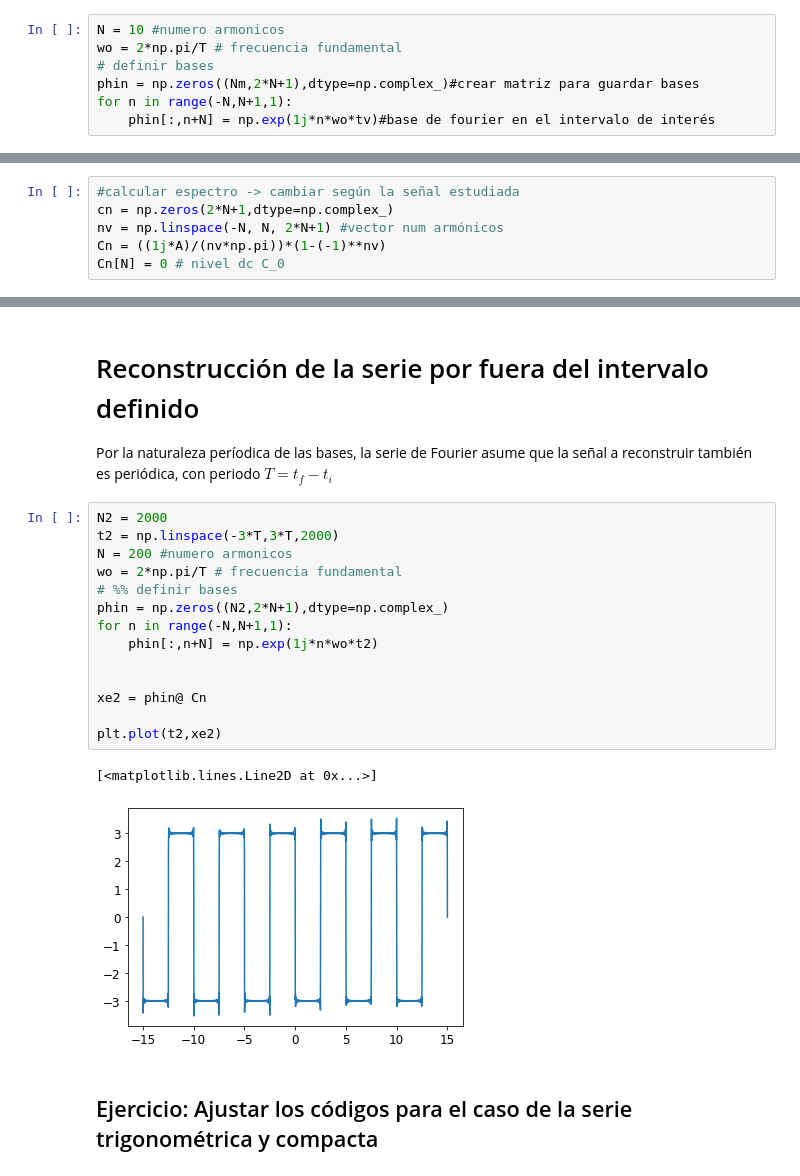
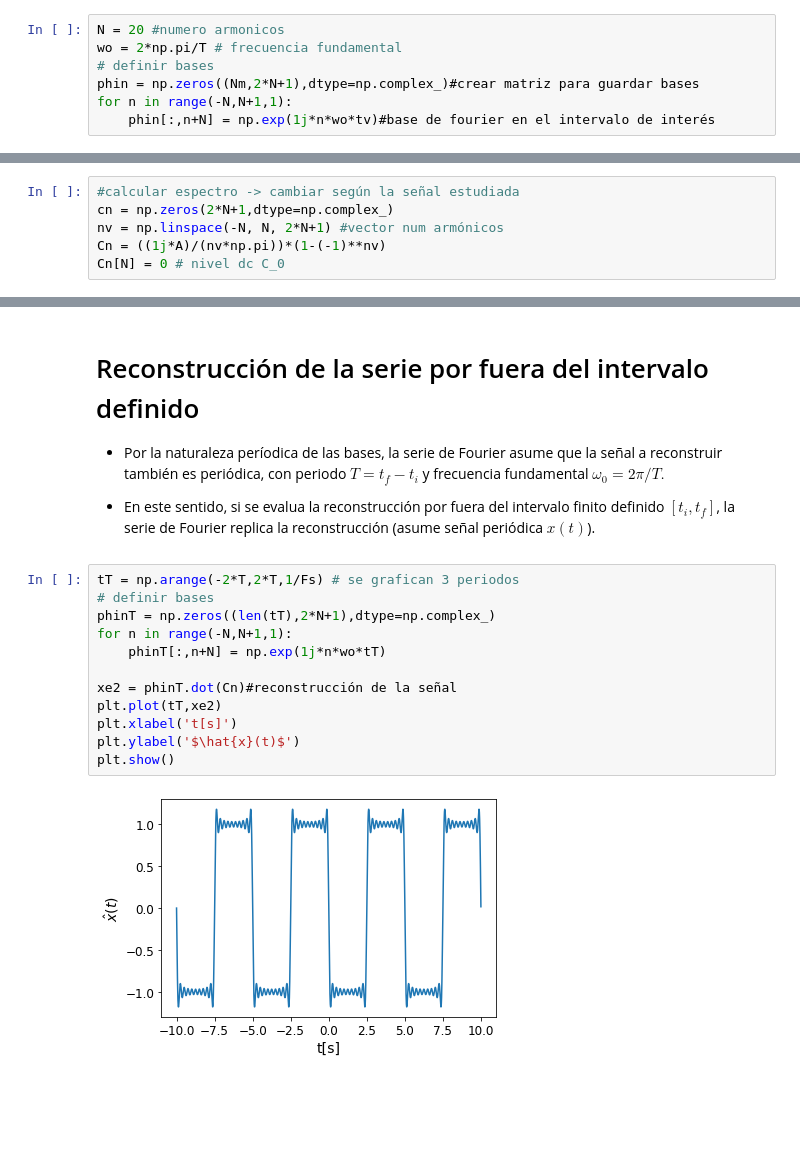
Before and after one commit to amalvarezme/SenalesSistemas, a Jupyter notebook: 3_SerieyTransformadaFourier/1_SerieFourier_Exp_Tri_compacta.ipynb, the cells around one changed output, grey strips where cells are left out. Saved outputs shown, nothing was run; the diff lists cells and outputs as text; blank space fills up the shorter version.

```diff
--- a/3_SerieyTransformadaFourier/1_SerieFourier_Exp_Tri_compacta.ipynb
+++ b/3_SerieyTransformadaFourier/1_SerieFourier_Exp_Tri_compacta.ipynb
@@ -243,7 +243,7 @@ plt.show()
 # %% [markdown]
 - Para ilustrar las bases de Fourier, se crea una matriz con la cantidad de armónicos deseados según la variable $N$. Cada base se guarda como una columna de la matriz `phiN`.
 # %%
-N = 10 #numero armonicos
+N = 20 #numero armonicos
 wo = 2*np.pi/T # frecuencia fundamental
 # definir bases
 phin = np.zeros((Nm,2*N+1),dtype=np.complex_)#crear matriz para guardar bases
@@ -363,23 +357,20 @@ interactive(children=(IntSlider(value=1, description='Na', max=200, min=1), Outp
 # %% [markdown]
 # Reconstrucción de la serie por fuera del intervalo definido
 
-Por la naturaleza períodica de las bases, la serie de Fourier asume que la señal a reconstruir también es periódica, con periodo $T = t_f - t_i$
+- Por la naturaleza períodica de las bases, la serie de Fourier asume que la señal a reconstruir también es periódica, con periodo $T = t_f - t_i$ y frecuencia fundamental $\omega_0=2\pi/T.$
+
+- En este sentido, si se evalua la reconstrucción por fuera del intervalo finito definido $[t_i,t_f]$, la serie de Fourier replica la reconstrucción (asume señal periódica $x(t)$).
 # %%
-N2 = 2000
-t2 = np.linspace(-3*T,3*T,2000)
-N = 200 #numero armonicos
-wo = 2*np.pi/T # frecuencia fundamental
-# %% definir bases
-phin = np.zeros((N2,2*N+1),dtype=np.complex_)
+tT = np.arange(-2*T,2*T,1/Fs) # se grafican 3 periodos
+# definir bases
+phinT = np.zeros((len(tT),2*N+1),dtype=np.complex_)
 for n in range(-N,N+1,1):
-    phin[:,n+N] = np.exp(1j*n*wo*t2)
+    phinT[:,n+N] = np.exp(1j*n*wo*tT)
 
-
-xe2 = phin@ Cn
-
-plt.plot(t2,xe2)
+xe2 = phinT.dot(Cn)#reconstrucción de la señal
+plt.plot(tT,xe2)
+plt.xlabel('t[s]')
+plt.ylabel('$\hat{x}(t)$')
+plt.show()
 # %% [output]
-[<matplotlib.lines.Line2D at 0x...>]
-[figure, old version]
+[figure, new version]
-# %% [markdown]
-## Ejercicio: Ajustar los códigos para el caso de la serie trigonométrica y compacta
```
Also changed, not shown: parts of 7 cells of this notebook.
